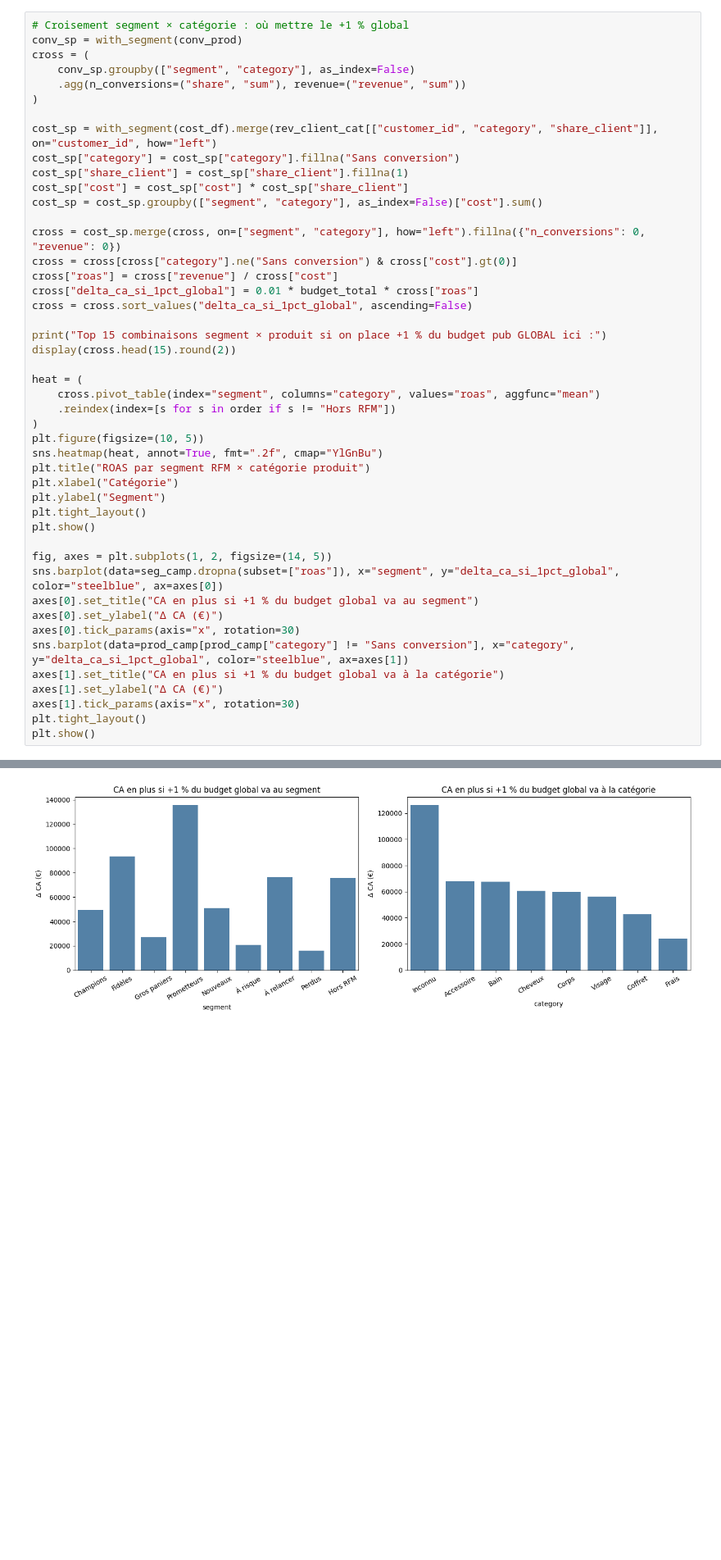
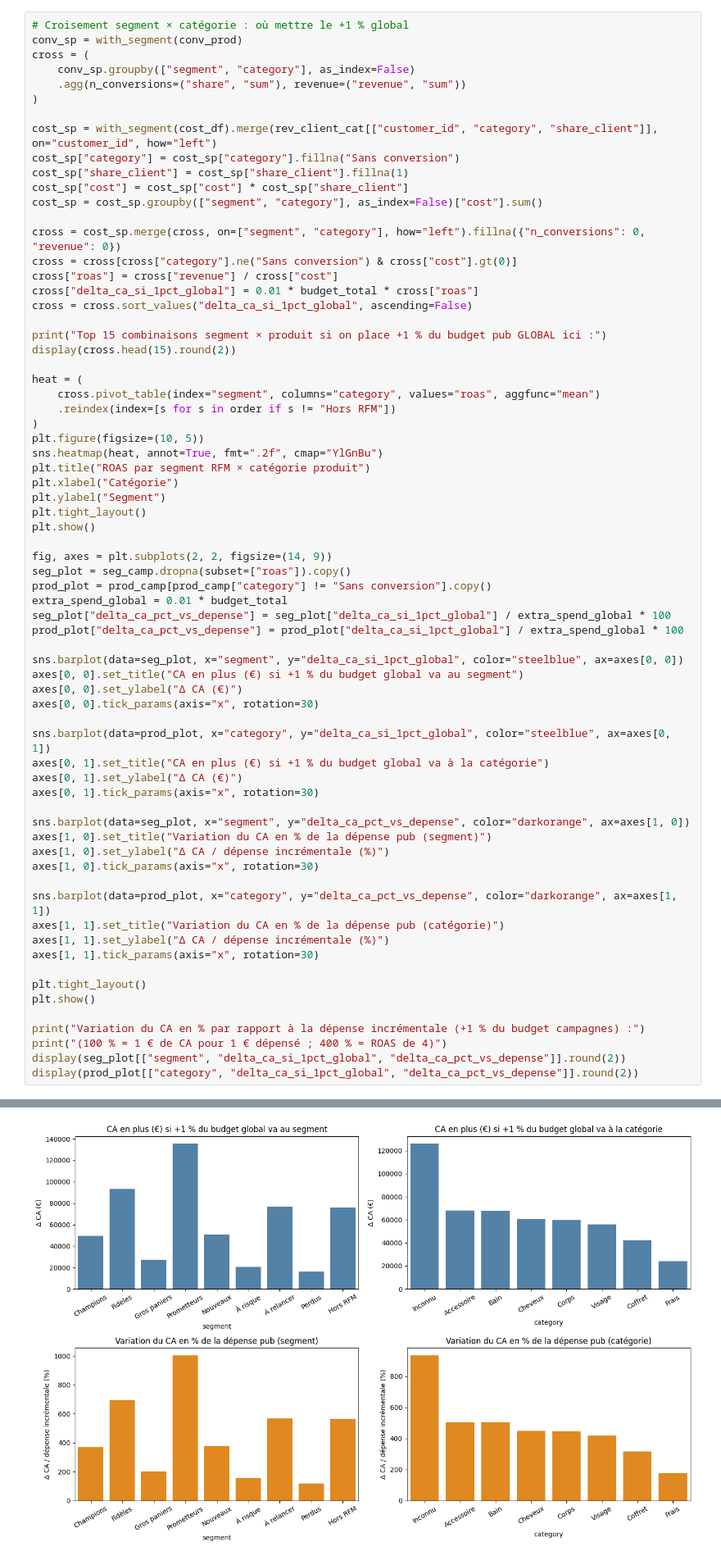
Before and after one commit to RomainR99/Data-Marketing-, a Jupyter notebook: DataMarketing.ipynb, the cells around one changed output, grey strips where cells are left out. Shown at 82% size. Drawn from its saved outputs; the diff is of its cells as text; blank space fills up the shorter version.

```diff
--- a/DataMarketing.ipynb
+++ b/DataMarketing.ipynb
@@ -2371,40 +2371,63 @@ heat = (
 )
 plt.figure(figsize=(10, 5))
 sns.heatmap(heat, annot=True, fmt=".2f", cmap="YlGnBu")
 plt.title("ROAS par segment RFM × catégorie produit")
 plt.xlabel("Catégorie")
 plt.ylabel("Segment")
 plt.tight_layout()
 plt.show()
 
-fig, axes = plt.subplots(1, 2, figsize=(14, 5))
-sns.barplot(data=seg_camp.dropna(subset=["roas"]), x="segment", y="delta_ca_si_1pct_global", color="steelblue", ax=axes[0])
-axes[0].set_title("CA en plus si +1 % du budget global va au segment")
-axes[0].set_ylabel("Δ CA (€)")
-axes[0].tick_params(axis="x", rotation=30)
-sns.barplot(data=prod_camp[prod_camp["category"] != "Sans conversion"], x="category", y="delta_ca_si_1pct_global", color="steelblue", ax=axes[1])
-axes[1].set_title("CA en plus si +1 % du budget global va à la catégorie")
-axes[1].set_ylabel("Δ CA (€)")
-axes[1].tick_params(axis="x", rotation=30)
+fig, axes = plt.subplots(2, 2, figsize=(14, 9))
+seg_plot = seg_camp.dropna(subset=["roas"]).copy()
+prod_plot = prod_camp[prod_camp["category"] != "Sans conversion"].copy()
+extra_spend_global = 0.01 * budget_total
+seg_plot["delta_ca_pct_vs_depense"] = seg_plot["delta_ca_si_1pct_global"] / extra_spend_global * 100
+prod_plot["delta_ca_pct_vs_depense"] = prod_plot["delta_ca_si_1pct_global"] / extra_spend_global * 100
+
+sns.barplot(data=seg_plot, x="segment", y="delta_ca_si_1pct_global", color="steelblue", ax=axes[0, 0])
+axes[0, 0].set_title("CA en plus (€) si +1 % du budget global va au segment")
+axes[0, 0].set_ylabel("Δ CA (€)")
+axes[0, 0].tick_params(axis="x", rotation=30)
+
+sns.barplot(data=prod_plot, x="category", y="delta_ca_si_1pct_global", color="steelblue", ax=axes[0, 1])
+axes[0, 1].set_title("CA en plus (€) si +1 % du budget global va à la catégorie")
+axes[0, 1].set_ylabel("Δ CA (€)")
+axes[0, 1].tick_params(axis="x", rotation=30)
+
+sns.barplot(data=seg_plot, x="segment", y="delta_ca_pct_vs_depense", color="darkorange", ax=axes[1, 0])
+axes[1, 0].set_title("Variation du CA en % de la dépense pub (segment)")
+axes[1, 0].set_ylabel("Δ CA / dépense incrémentale (%)")
+axes[1, 0].tick_params(axis="x", rotation=30)
+
+sns.barplot(data=prod_plot, x="category", y="delta_ca_pct_vs_depense", color="darkorange", ax=axes[1, 1])
+axes[1, 1].set_title("Variation du CA en % de la dépense pub (catégorie)")
+axes[1, 1].set_ylabel("Δ CA / dépense incrémentale (%)")
+axes[1, 1].tick_params(axis="x", rotation=30)
+
 plt.tight_layout()
 plt.show()
+
+print("Variation du CA en % par rapport à la dépense incrémentale (+1 % du budget campagnes) :")
+print("(100 % = 1 € de CA pour 1 € dépensé ; 400 % = ROAS de 4)")
+display(seg_plot[["segment", "delta_ca_si_1pct_global", "delta_ca_pct_vs_depense"]].round(2))
+display(prod_plot[["category", "delta_ca_si_1pct_global", "delta_ca_pct_vs_depense"]].round(2))
 # %% [output]
 Top 15 combinaisons segment × produit si on place +1 % du budget pub GLOBAL ici :
 |  | segment | category | cost | n_conversions | revenue | roas | delta_ca_si_1pct_global |
 | 43 | Perdus | Frais | 0.10 | 0.10 | 4.69 | 44.65 | 601871.26 |
 | 53 | Prometteurs | Inconnu | 34.42 | 0.00 | 484.07 | 14.07 | 189604.96 |
 | 47 | Prometteurs | Accessoire | 4599.62 | 767.56 | 51742.15 | 11.25 | 151640.46 |
 | 34 | Nouveaux | Frais | 35.34 | 5.40 | 386.23 | 10.93 | 147316.37 |
 | 48 | Prometteurs | Bain | 4280.12 | 692.53 | 46450.30 | 10.85 | 146293.67 |
 | 71 | À risque | Inconnu | 9.19 | 0.00 | 97.69 | 10.63 | 143322.03 |
 | 62 | À relancer | Inconnu | 59.73 | 0.00 | 620.46 | 10.39 | 140029.19 |
 | 55 | Prometteurs | Visage | 12140.50 | 1833.26 | 122968.98 | 10.13 | 136537.40 |
 | 49 | Prometteurs | Cheveux | 5841.22 | 872.65 | 58562.35 | 10.03 | 135147.39 |
 | 51 | Prometteurs | Corps | 10364.98 | 1507.35 | 101441.12 | 9.79 | 131928.35 |
 | 6 | Champions | Inconnu | 271.72 | 0.00 | 2617.80 | 9.63 | 129871.72 |
 | 35 | Nouveaux | Inconnu | 50.07 | 0.00 | 473.76 | 9.46 | 127536.46 |
 | 50 | Prometteurs | Coffret | 4307.98 | 568.60 | 38295.13 | 8.89 | 119829.04 |
 | 15 | Fidèles | Inconnu | 156.63 | 0.00 | 1365.91 | 8.72 | 117553.88 |
 | 27 | Hors RFM | Inconnu | 63.22 | 0.00 | 526.74 | 8.33 | 112304.47 |
 [figure]
-[figure, old version]
+[figure, new version]
```
Also changed, not shown: parts of 2 cells of this notebook, 8 other files.
